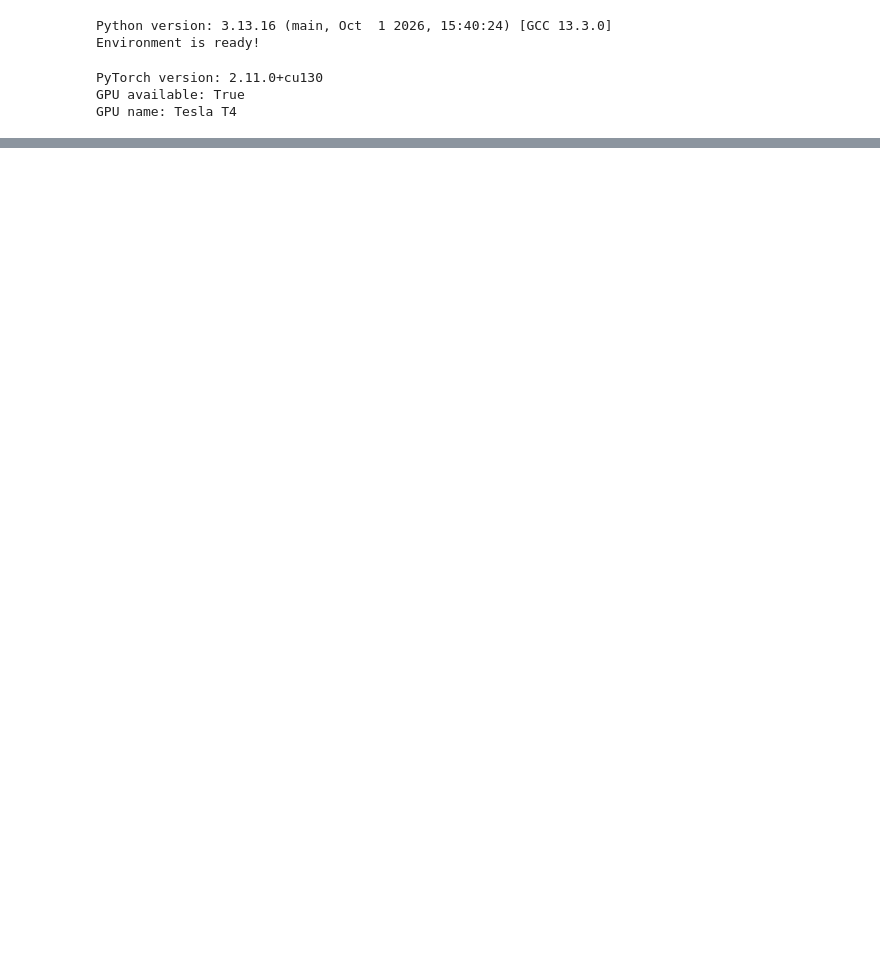
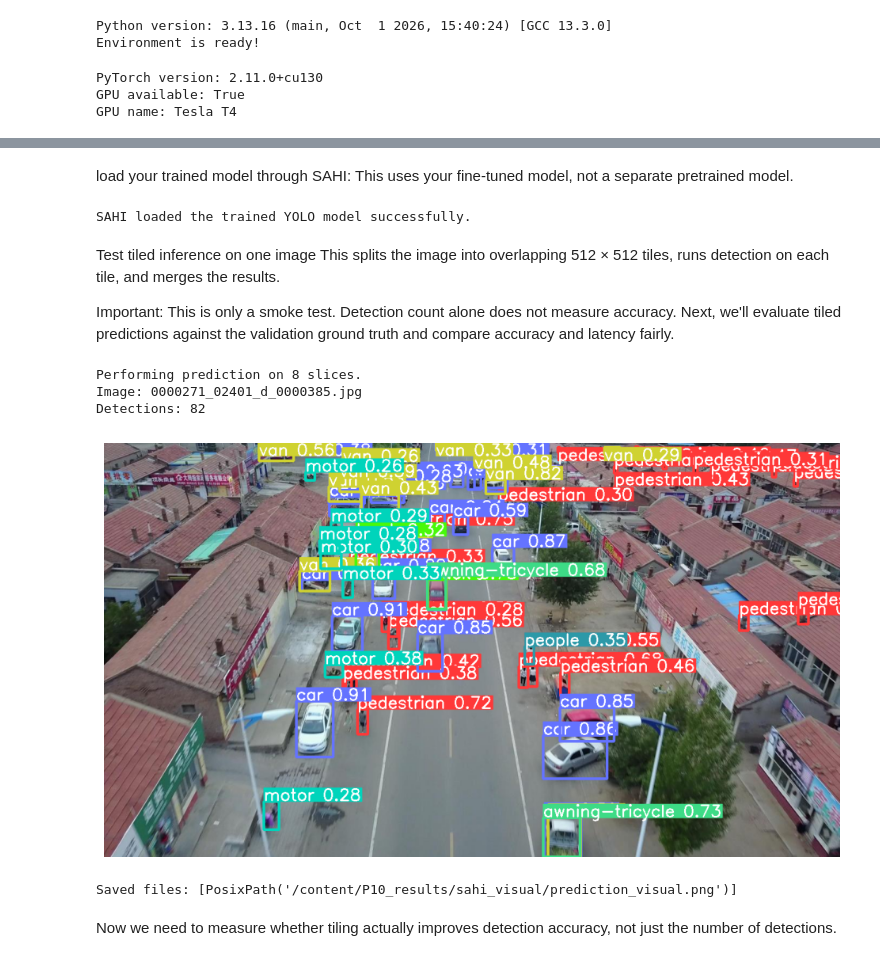
Before and after one commit to Ananyasaini06/Small-Object-Detection, a Jupyter notebook: Small_Object_Detection.ipynb, the cells around one changed output, grey strips where cells are left out. Cells and saved outputs as stored; diff of their text form; code cells hidden in the pictures; blank space fills up the shorter version.

```diff
--- a/Small_Object_Detection.ipynb
+++ b/Small_Object_Detection.ipynb
@@ -24,0 +362,80 @@ GPU name: Tesla T4
+# %% [markdown]
+load your trained model through SAHI: This uses your fine-tuned model, not a separate pretrained model.
+# %%
+
+from sahi import AutoDetectionModel
+
+model_path = "/content/P10_runs/final_baseline/weights/best.pt"
+
+detection_model = AutoDetectionModel.from_pretrained(
+    model_type="ultralytics",
+    model_path=model_path,
+    confidence_threshold=0.25,
+    device="cuda:0"
+)
+
+print("SAHI loaded the trained YOLO model successfully.")
+# %% [output]
+SAHI loaded the trained YOLO model successfully.
+# %% [markdown]
+Test tiled inference on one image This splits the image into overlapping 512 × 512 tiles, runs detection on each tile, and merges the results.
+
+Important: This is only a smoke test. Detection count alone does not measure accuracy. Next, we'll evaluate tiled predictions against the validation ground truth and compare accuracy and latency fairly.
+# %%
+
+from sahi.predict import get_sliced_prediction
+from pathlib import Path
+
+image_path = next(
+    Path("/content/datasets/VisDrone/images/val").glob("*.jpg")
+)
+
+result = get_sliced_prediction(
+    str(image_path),
+    detection_model,
+    slice_height=512,
+    slice_width=512,
+    overlap_height_ratio=0.2,
+    overlap_width_ratio=0.2
+)
+
+print("Image:", image_path.name)
+print("Detections:", len(result.object_prediction_list))
+# %% [output]
+Performing prediction on 8 slices.
+Image: 0000271_02401_d_0000385.jpg
+Detections: 82
+# %%
+
+from IPython.display import display
+from PIL import Image
+import matplotlib.pyplot as plt
+
+# Display image with SAHI detections
+result.export_visuals(
+    export_dir="/content/P10_results/sahi_visual"
+)
+
+img = Image.open(
+    "/content/P10_results/sahi_visual/prediction_visual.png"
+)
+
+plt.figure(figsize=(12, 8))
+plt.imshow(img)
+plt.axis("off")
+plt.show()
+# %% [output]
+[figure, added]
+# %%
+
+from IPython.display import display
+from PIL import Image
+import matplotlib.pyplot as plt
+from pathlib import Path
+
+visual_dir = Path("/content/P10_results/sahi_visual")
+print("Saved files:", list(visual_dir.iterdir()))
+# %% [output]
+Saved files: [PosixPath('/content/P10_results/sahi_visual/prediction_visual.png')]
+# %% [markdown]
+Now we need to measure whether tiling actually improves detection accuracy, not just the number of detections.
```
Also changed, not shown: parts of 26 cells of this notebook.
